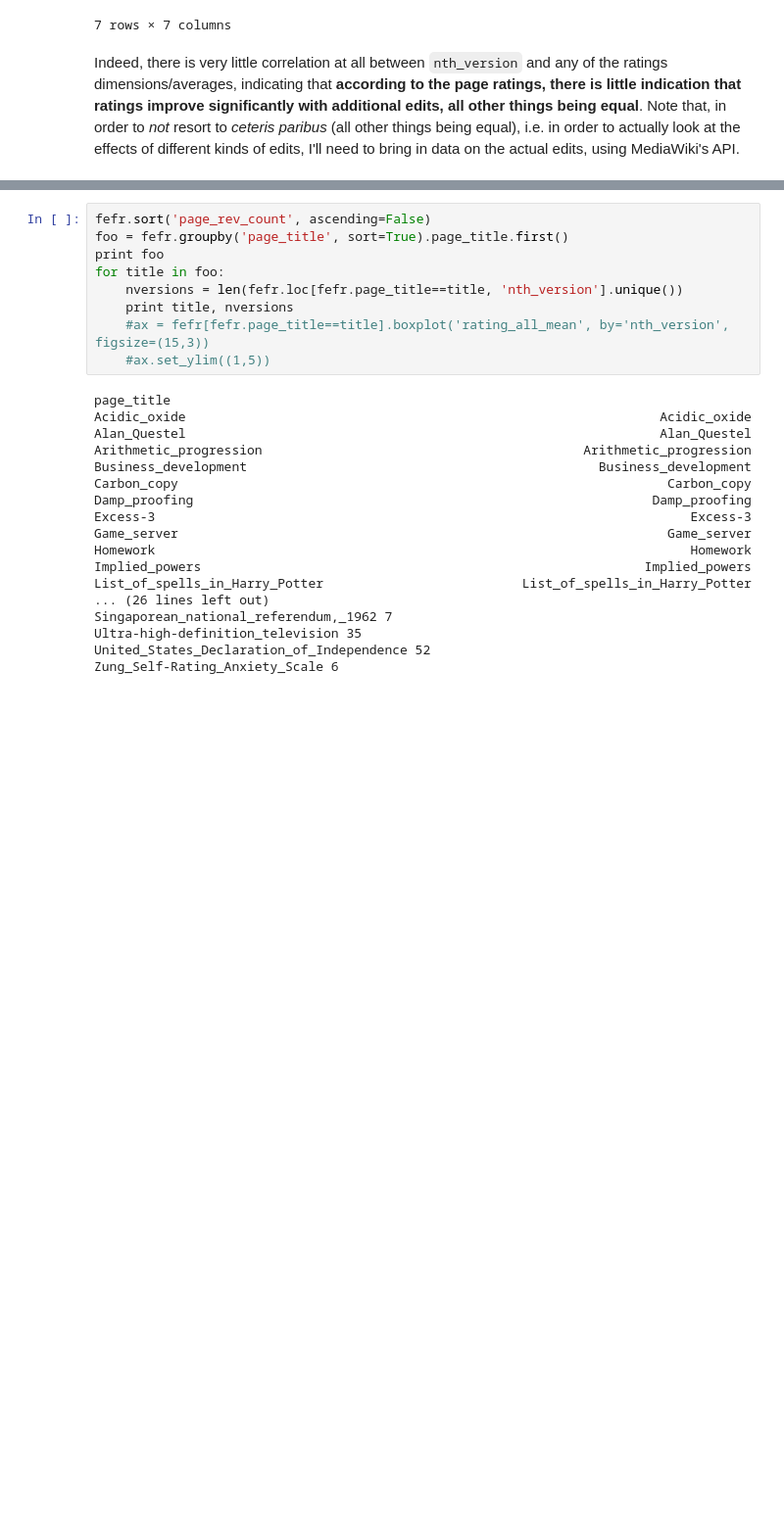
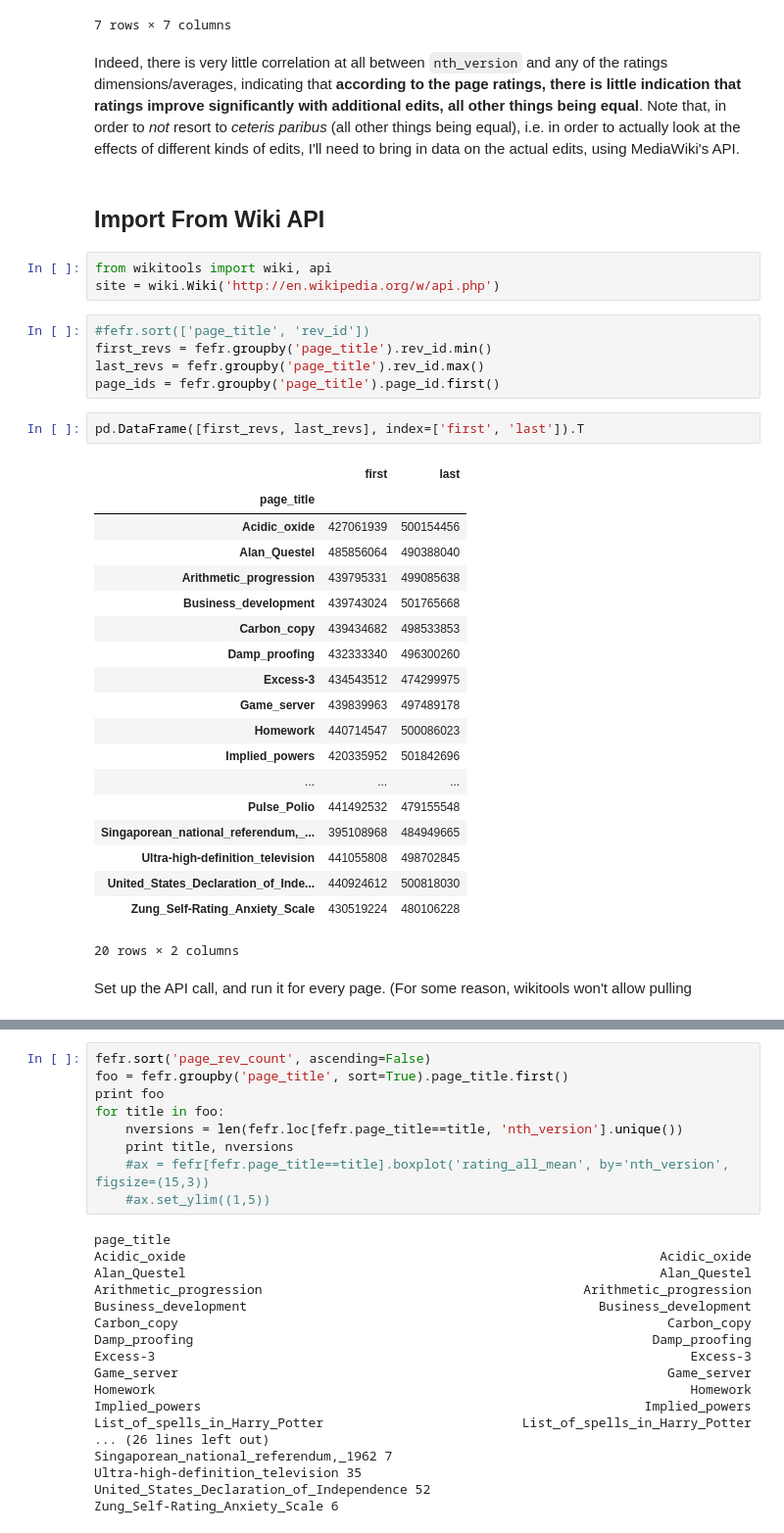
Before and after one commit to bkfunk/rating_wiki, a Jupyter notebook: Explore Ratings.ipynb, the cells around one changed output, grey strips where cells are left out. Shown at 98% size. Drawn from its saved outputs; the diff is of its cells as text; blank space fills up the shorter version.

```diff
--- a/Explore Ratings.ipynb
+++ b/Explore Ratings.ipynb
@@ -1118,4 +1118,38 @@ df[['rating_any_mean', 'rating_all_mean', 'comp', 'obj', 'trust', 'writ', 'nth_v
 7 rows × 7 columns
 # %% [markdown]
 Indeed, there is very little correlation at all between `nth_version` and any of the ratings dimensions/averages, indicating that __according to the page ratings, there is little indication that ratings improve significantly with additional edits, all other things being equal__. Note that, in order to *not* resort to *ceteris paribus* (all other things being equal), i.e. in order to actually look at the effects of different kinds of edits, I'll need to bring in data on the actual edits, using MediaWiki's API.
+# %% [markdown]
+## Import From Wiki API
+# %%
+from wikitools import wiki, api
+site = wiki.Wiki('http://en.wikipedia.org/w/api.php')
+# %%
+#fefr.sort(['page_title', 'rev_id'])
+first_revs = fefr.groupby('page_title').rev_id.min()
+last_revs = fefr.groupby('page_title').rev_id.max()
+page_ids = fefr.groupby('page_title').page_id.first()
+# %%
+pd.DataFrame([first_revs, last_revs], index=['first', 'last']).T
+# %% [output]
+|  | first | last |
+| page_title |  |  |
+| Acidic_oxide | 427061939 | 500154456 |
+| Alan_Questel | 485856064 | 490388040 |
+| Arithmetic_progression | 439795331 | 499085638 |
+| Business_development | 439743024 | 501765668 |
+| Carbon_copy | 439434682 | 498533853 |
+| Damp_proofing | 432333340 | 496300260 |
+| Excess-3 | 434543512 | 474299975 |
+| Game_server | 439839963 | 497489178 |
+| Homework | 440714547 | 500086023 |
+| Implied_powers | 420335952 | 501842696 |
+| ... | ... | ... |
+| Pulse_Polio | 441492532 | 479155548 |
+| Singaporean_national_referendum,_... | 395108968 | 484949665 |
+| Ultra-high-definition_television | 441055808 | 498702845 |
+| United_States_Declaration_of_Inde... | 440924612 | 500818030 |
+| Zung_Self-Rating_Anxiety_Scale | 430519224 | 480106228 |
+20 rows × 2 columns
+# %% [markdown]
+Set up the API call, and run it for every page. (For some reason, wikitools won't allow pulling
 # %%
```
Also changed, not shown: parts of 5 cells of this notebook.
